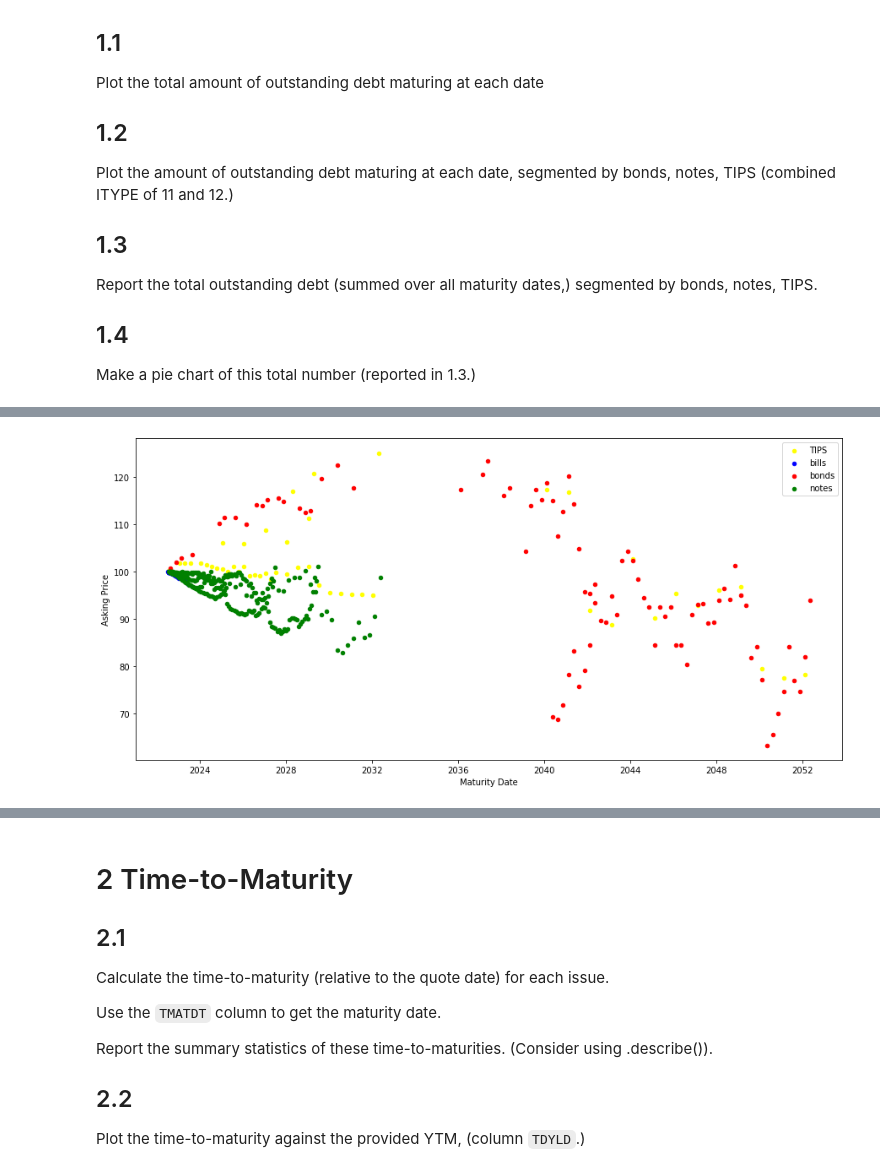
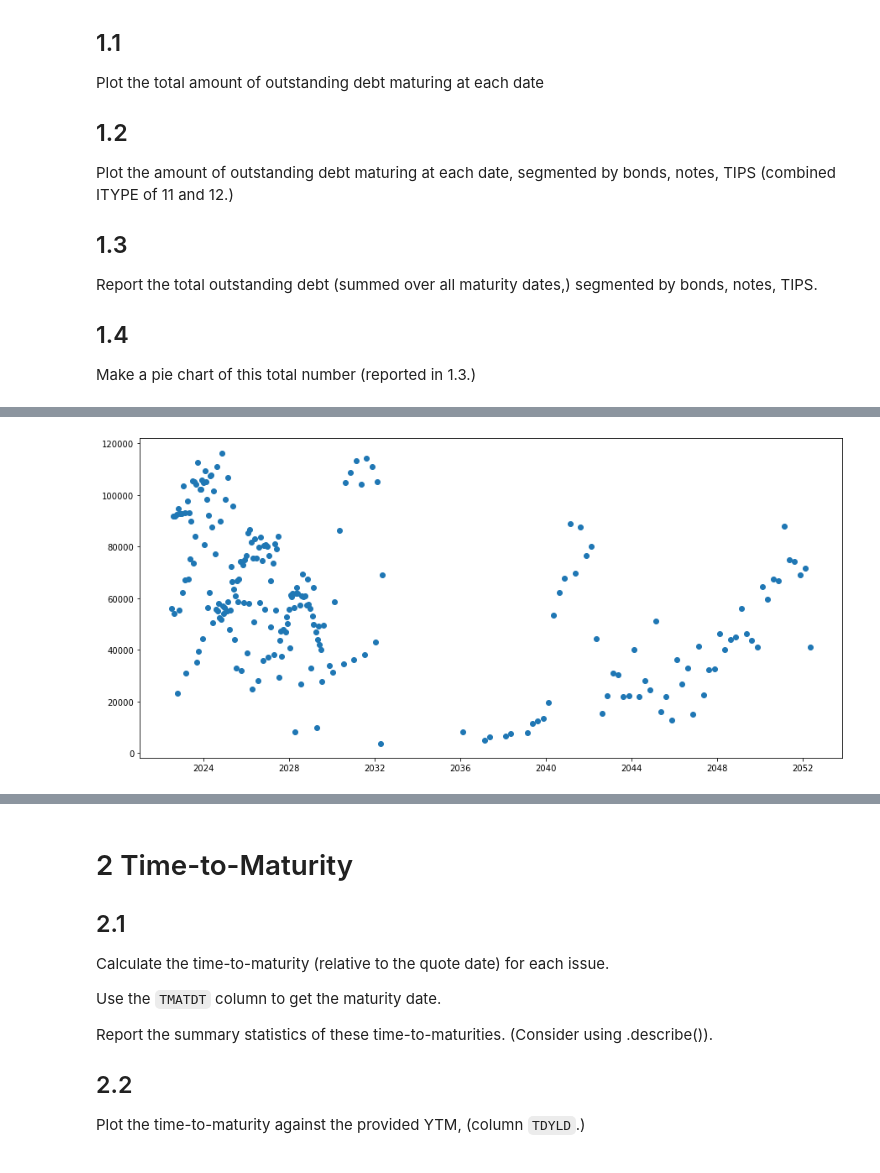
Before and after one commit to madison-rusch/finm-portfolio-2022, a Jupyter notebook: homework/M.1. Homework.ipynb, the cells around one changed output, grey strips where cells are left out. Drawn from its saved outputs; the diff is of its cells as text; code cells hidden in the pictures.

```diff
--- a/homework/M.1. Homework.ipynb
+++ b/homework/M.1. Homework.ipynb
@@ -109,35 +48,45 @@ metrics.groupby(['Maturity Date'])['Asking Price'].sum().plot(style='.', figsize
-# %%
-# Problem 1.2 Plot the amount of outstanding debt maturing at each date,
-#      segmented by bonds, notes, TIPS (combined ITYPE of 11 and 12.)
-
-# Import data from excel and sort by maturity date
-rawdata = pd.read_excel('../data/treasury_quotes_2022-06-30.xlsx')
-rawdata.columns = rawdata.columns.str.upper()
-rawdata.sort_values('TMATDT',inplace=True)
-
-# Data transformation
-metrics = rawdata.copy()[['TMATDT', 'TDASK', 'ITYPE']]
-metrics.columns = ['Maturity Date', 'Asking Price', 'Type']
-
-# replace type key with value
-# 1: bonds
-# 2: notes
-# 4: bills
-# 11: TIPS notes
-# 12: TIPS bonds
-metrics['Type'] = metrics['Type'].replace({1:'bonds', 2:'notes', 4:'bills', 11:'TIPS', 12:'TIPS'})
-
-# Group data by maturity date and type so you can sum, then reset index to get back to array
-metrics.groupby(['Maturity Date', 'Type'])['Asking Price'].sum().reset_index().head(15)
-
-colors = {'bonds':'red', 'notes':'green', 'bills':'blue', 'TIPS':'yellow'}
-fig, ax = plt.subplots(figsize=(15,7))
-
-# Group by type for plotting
-grouped = metrics.groupby('Type')
-for key, group in grouped:
-    group.plot(ax=ax, kind='scatter', x='Maturity Date', y='Asking Price', label=key, color=colors[key])
-
-plt.show()
-# %% [output]
-[figure, removed]
+# %%
+# Problem 1.1 Plot the total amount of outstanding debt maturing at each date
+
+# Import libraries
+import pandas as pd
+import matplotlib.pyplot as plt
+import seaborn as sns
+from collections import OrderedDict
+from sklearn.linear_model import LinearRegression
+from datetime import datetime
+
+# Import data from sheet 0 in excel
+df = pd.read_excel('../data/treasury_quotes_2022-06-30.xlsx')
+# Use df.head() to see some data to ensure import worked
+# df.head()
+
+# Get all debt in numpy array
+ask_price_by_mat_date = df[['tmatdt', 'tdpubout']].to_numpy()
+
+# Create dictionary, with date as key and sum of tdask as value
+grouped_date_dictionary = {}
+for elem in ask_price_by_mat_date:
+  if elem[0] not in grouped_date_dictionary:
+    grouped_date_dictionary[elem[0]] = []
+  grouped_date_dictionary[elem[0]].append(elem[1:])
+
+for key in grouped_date_dictionary:
+  grouped_date_dictionary[key] = [sum(i) for i in zip(*grouped_date_dictionary[key])]
+
+# order the dictionary by date for plotting on a timeseries
+ordered_data = OrderedDict(sorted(grouped_date_dictionary.items()))
+
+# print(ordered_data)
+# print(dict)
+
+# Plot the data
+date = ordered_data.keys()
+value = ordered_data.values()
+# print(date)
+
+fig, ax = plt.subplots(figsize=(15,7))
+#ax.plot(date, value);
+plt.scatter(date, value);
+# %% [output]
+[figure, added]
```
Also changed, not shown: parts of 7 cells of this notebook.
